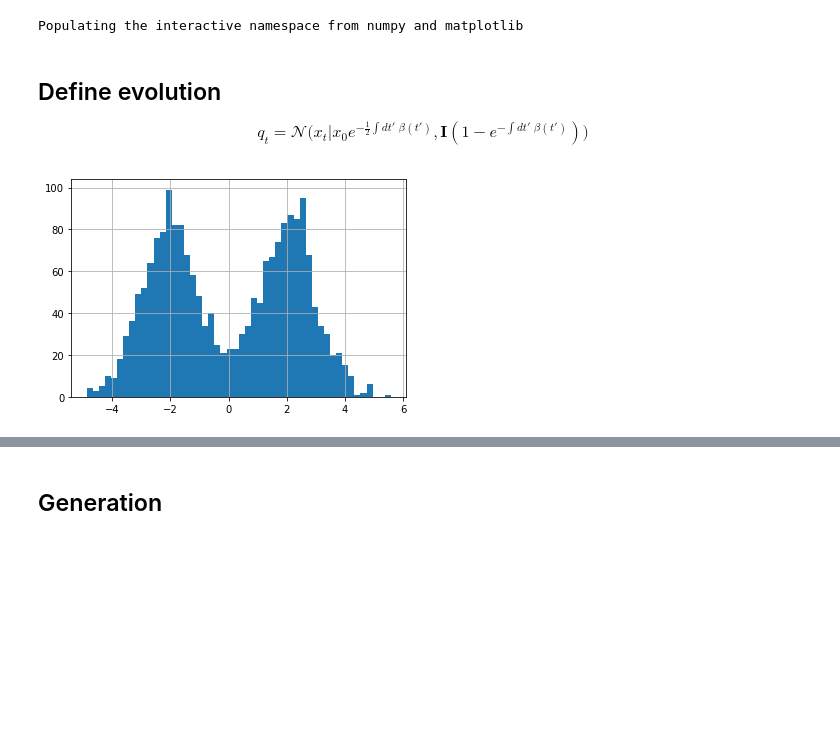
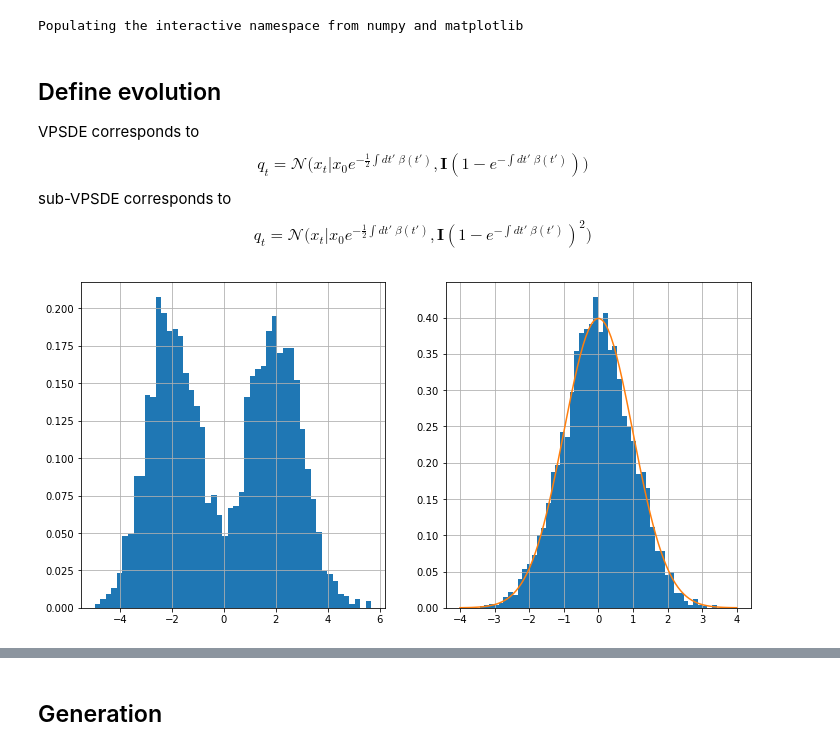
Before and after one commit to necludov/action-matching-pytorch, a Jupyter notebook: notebooks/VP-DDPM.ipynb, the cells around one changed output, grey strips where cells are left out. Drawn from its saved outputs; the diff is of its cells as text; code cells hidden in the pictures; blank space fills up the shorter version.

```diff
--- a/notebooks/VP-DDPM.ipynb
+++ b/notebooks/VP-DDPM.ipynb
@@ -26,26 +28,30 @@ my_cmap = ListedColormap(sns.color_palette("coolwarm", 50))
 # %% [markdown]
 ## Define evolution
 
+VPSDE corresponds to
 $$q_t = \mathcal{N}\bigg(x_t|x_0e^{-\frac{1}{2}\int dt'\;\beta(t')},\mathbf{I}(1-e^{-\int dt'\;\beta(t')})\bigg)$$
+sub-VPSDE corresponds to
+$$q_t = \mathcal{N}\bigg(x_t|x_0e^{-\frac{1}{2}\int dt'\;\beta(t')},\mathbf{I}(1-e^{-\int dt'\;\beta(t')})^2\bigg)$$
 # %%
 device = torch.device('cuda')
-space_dim = 1
-beta_0 = torch.tensor(0.1).to(device)
-beta_1 = torch.tensor(20.0).to(device)
 
-beta_t = lambda t: (1-t)*beta_0 + t*beta_1
-def q_t(x_0, t):
-    mean = x_0*torch.exp(-0.5*t*beta_0-0.25*t**2*(beta_1-beta_0))
-    sigma = torch.sqrt(1-torch.exp(-t*beta_0-0.5*t**2*(beta_1-beta_0)))
-    x_t = mean + sigma*torch.empty_like(x_0).normal_()
-    return x_t
+q_t = subvpsde
 
-data_samples = 1000
-data = torch.empty([data_samples,1]).normal_() + 2
-data = torch.vstack([data, torch.empty([data_samples,1]).normal_() - 2])
+data_samples = 2000
+data = torch.randn([data_samples,1]) + 2
+data = torch.vstack([data, torch.randn([data_samples,1]) - 2])
 data = data.to(device)
 # %%
-plt.hist(data.cpu().numpy(), bins=50)
+figsize(12,6)
+plt.subplot(121)
+plt.hist(data.cpu().numpy(), bins=50, density=True)
 plt.grid()
+
+x_1 = q_t(data, torch.ones([data.shape[0],1]).to(device))
+plt.subplot(122)
+plt.hist(x_1.cpu().numpy(), bins=50, density=True)
+x = np.linspace(-4,4,100)
+plt.plot(x, np.exp(-0.5*x**2)/math.sqrt(2*math.pi))
+plt.grid()
 # %% [output]
-[figure, old version]
+[figure, new version]
```
Also changed, not shown: parts of 17 cells of this notebook, 18 other files.
